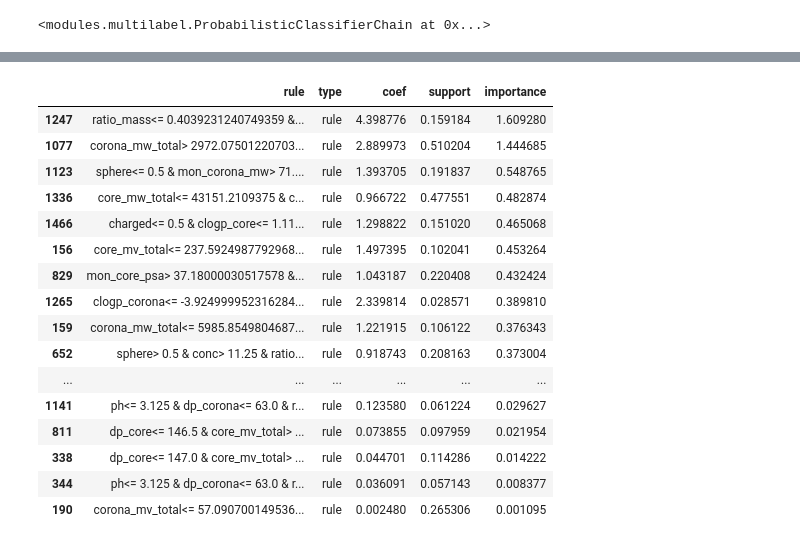
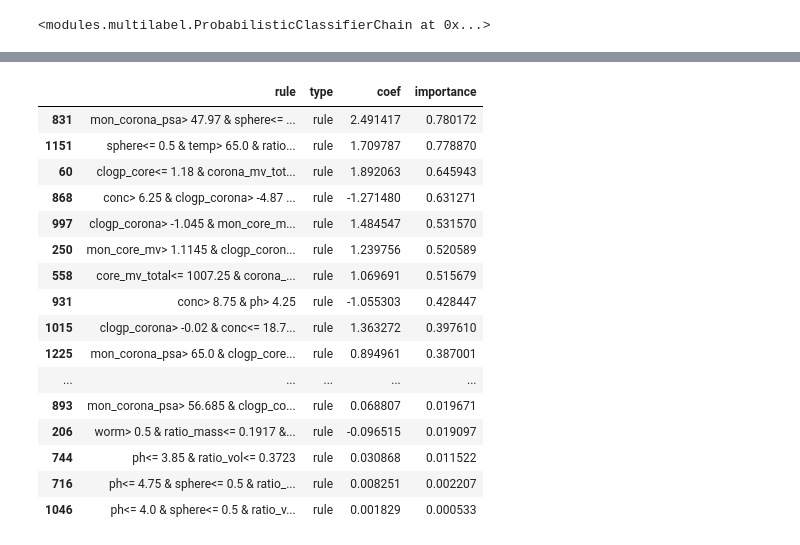
Before and after one commit to marioboley/PISA_ML, a Jupyter notebook: rules.ipynb, the cells around one changed output, grey strips where cells are left out. Cells and saved outputs as stored; diff of their text form; code cells hidden in the pictures.

```diff
--- a/rules.ipynb
+++ b/rules.ipynb
@@ -1,8 +1,11 @@
 # %%
 import numpy as np
+import pandas as pd
 import os
 
 from common import OUTPUTPATH
-from models import rule_fit_pcc
+from modules.multilabel import ProbabilisticClassifierChain
+from modules.rules import RuleFitWrapperCV
 import data
-from modules.experiments import Experiment, KFoldSpecial, hamming_loss, error, NegLogLikelihoodEvaluator
+
+pd.set_option('display.max_colwidth', -1)
@@ -9,6 +14,7 @@ from modules.experiments import Experiment, KFoldSpecial, hamming_loss, error, N
 # %%
 STATE = np.random.RandomState(seed=1000)
-rf = rule_fit_pcc
-rf.fit(data.x1, data.y)
+rule_fit_base = RuleFitWrapperCV(Cs = [1], cv=10, rank='median', random_state=STATE)
+rule_fit_pcc = ProbabilisticClassifierChain(rule_fit_base)
+rule_fit_pcc.fit(data.x1, data.y)
 # %% [output]
 <modules.multilabel.ProbabilisticClassifierChain at 0x...>
@@ -17,7 +25,8 @@ data.x1['sphere'] = data.sphere
 data.x1['worm'] = data.worm
 data.x1['vesicle'] = data.vesicle
 # %%
-rule_sphere = rf.fitted_[0].get_rules(data.x1, data.y)['sphere'].sort_values('importance', ascending=False)
+all_columns = data.predictors + data.targets
+rule_sphere = rule_fit_pcc.fitted_[0].get_rules(all_columns)[['rule','type','coef','importance']]
 rule_sphere.to_csv(os.path.join(OUTPUTPATH, 'Sphere_rules.csv'), index=False)
 rule_sphere
 # %% [output]
@@ -59,23 +64,23 @@ rule_worm
 # %%
-rule_vesicle = rf.fitted_[1].get_rules(data.x1, data.y)['sphere'].sort_values('importance', ascending=False)
+rule_vesicle = rule_fit_pcc.fitted_[2].get_rules(all_columns)[['rule','type','coef','importance']]
 rule_vesicle.to_csv(os.path.join(OUTPUTPATH, 'Vesicle_rules.csv'), index=False)
 rule_vesicle
 # %% [output]
-|  | rule | type | coef | support | importance |
-| 1247 | ratio_mass<= 0.4039231240749359 &... | rule | 4.398776 | 0.159184 | 1.609280 |
-| 1077 | corona_mw_total> 2972.07501220703... | rule | 2.889973 | 0.510204 | 1.444685 |
-| 1123 | sphere<= 0.5 & mon_corona_mw> 71.... | rule | 1.393705 | 0.191837 | 0.548765 |
-| 1336 | core_mw_total<= 43151.2109375 & c... | rule | 0.966722 | 0.477551 | 0.482874 |
-| 1466 | charged<= 0.5 & clogp_core<= 1.11... | rule | 1.298822 | 0.151020 | 0.465068 |
-| 156 | core_mv_total<= 237.5924987792968... | rule | 1.497395 | 0.102041 | 0.453264 |
-| 829 | mon_core_psa> 37.18000030517578 &... | rule | 1.043187 | 0.220408 | 0.432424 |
-| 1265 | clogp_corona<= -3.924999952316284... | rule | 2.339814 | 0.028571 | 0.389810 |
-| 159 | corona_mw_total<= 5985.8549804687... | rule | 1.221915 | 0.106122 | 0.376343 |
-| 652 | sphere> 0.5 & conc> 11.25 & ratio... | rule | 0.918743 | 0.208163 | 0.373004 |
-| ... | ... | ... | ... | ... | ... |
-| 1141 | ph<= 3.125 & dp_corona<= 63.0 & r... | rule | 0.123580 | 0.061224 | 0.029627 |
-| 811 | dp_core<= 146.5 & core_mv_total> ... | rule | 0.073855 | 0.097959 | 0.021954 |
-| 338 | dp_core<= 147.0 & core_mv_total> ... | rule | 0.044701 | 0.114286 | 0.014222 |
-| 344 | ph<= 3.125 & dp_corona<= 63.0 & r... | rule | 0.036091 | 0.057143 | 0.008377 |
-| 190 | corona_mv_total<= 57.090700149536... | rule | 0.002480 | 0.265306 | 0.001095 |
+|  | rule | type | coef | importance |
+| 831 | mon_corona_psa> 47.97 & sphere<= ... | rule | 2.491417 | 0.780172 |
+| 1151 | sphere<= 0.5 & temp> 65.0 & ratio... | rule | 1.709787 | 0.778870 |
+| 60 | clogp_core<= 1.18 & corona_mv_tot... | rule | 1.892063 | 0.645943 |
+| 868 | conc> 6.25 & clogp_corona> -4.87 ... | rule | -1.271480 | 0.631271 |
+| 997 | clogp_corona> -1.045 & mon_core_m... | rule | 1.484547 | 0.531570 |
+| 250 | mon_core_mv> 1.1145 & clogp_coron... | rule | 1.239756 | 0.520589 |
+| 558 | core_mv_total<= 1007.25 & corona_... | rule | 1.069691 | 0.515679 |
+| 931 | conc> 8.75 & ph> 4.25 | rule | -1.055303 | 0.428447 |
+| 1015 | clogp_corona> -0.02 & conc<= 18.7... | rule | 1.363272 | 0.397610 |
+| 1225 | mon_corona_psa> 65.0 & clogp_core... | rule | 0.894961 | 0.387001 |
+| ... | ... | ... | ... | ... |
+| 893 | mon_corona_psa> 56.685 & clogp_co... | rule | 0.068807 | 0.019671 |
+| 206 | worm> 0.5 & ratio_mass<= 0.1917 &... | rule | -0.096515 | 0.019097 |
+| 744 | ph<= 3.85 & ratio_vol<= 0.3723 | rule | 0.030868 | 0.011522 |
+| 716 | ph<= 4.75 & sphere<= 0.5 & ratio_... | rule | 0.008251 | 0.002207 |
+| 1046 | ph<= 4.0 & sphere<= 0.5 & ratio_v... | rule | 0.001829 | 0.000533 |
 # %%
```
Also changed, not shown: parts of 7 cells of this notebook.
